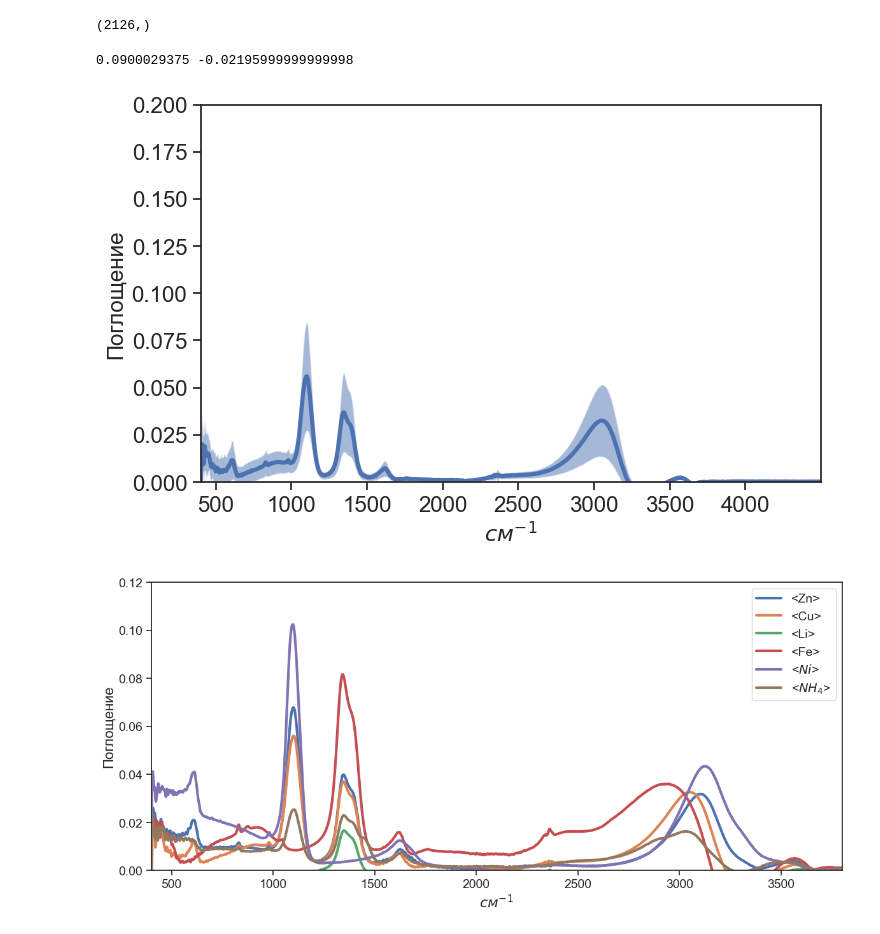
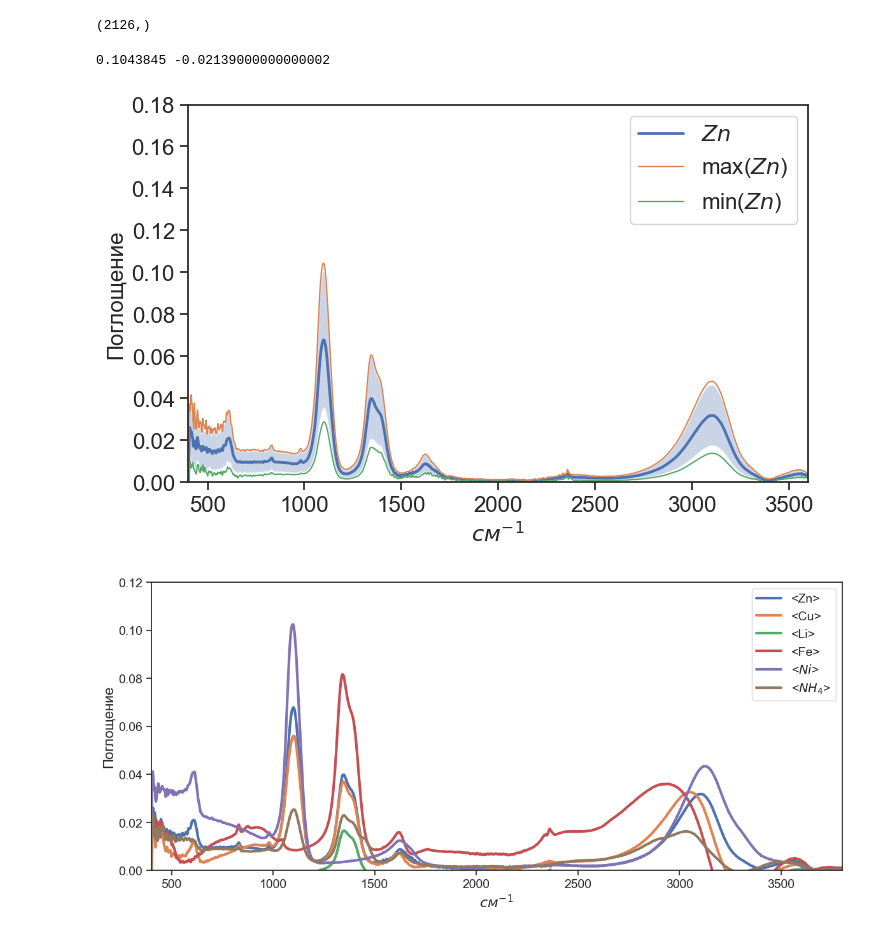
Before and after one commit to oesarmanova/salts_water_2022, a Jupyter notebook: exploratory_data_analysis.ipynb, the cells around one changed output. Saved outputs shown, nothing was run; the diff lists cells and outputs as text; code cells hidden in the pictures.

Commit message:
add IR images

```diff
--- a/exploratory_data_analysis.ipynb
+++ b/exploratory_data_analysis.ipynb
@@ -67,36 +67,40 @@ x.shape
 # %% [output]
 (2126,)
 # %%
-cations = (outputs['Zn'] == 0) & \
-            (outputs['Cu'] != 0) & \
+cations = (outputs['Zn'] != 0) & \
+            (outputs['Cu'] == 0) & \
             (outputs['Li'] == 0) & \
             (outputs['Fe'] == 0) & \
             (outputs['Ni'] == 0) & \
             (outputs['NH4'] == 0)
 
 
 y = df[cations] - baseline.mean().values
 mean = y.mean(); std = y.std()
 y1 = mean - std; y2 = mean + std
 print(y.max().max(), y.min().min())
 
+num = 'Zn'
 plt.figure(figsize=(8, 5), dpi=100)
-plt.plot(x, mean, linewidth=3)
-plt.fill_between(x, y1, y2, alpha=0.5)
+plt.plot(x, mean, linewidth=2, label=f'${num}$')
+plt.fill_between(x, y1, y2, alpha=0.3)
+plt.plot(x, y.max(), linewidth=1, label=f'max(${num}$)')
+plt.plot(x, y.min(), linewidth=1, label=f'min(${num}$)')
 
-plt.ylim([0., 0.2])
-plt.xlim([x[-1], x[0]])
+plt.ylim([0., 0.18])
+plt.xlim([x[-1], 3600])
 #plt.legend(fontsize=14)
 plt.yticks(fontsize=16)
 plt.xticks(fontsize=16)
 plt.xlabel('$см^{-1}$', fontsize=16)
 plt.ylabel('Поглощение', fontsize=16)
+plt.legend(fontsize=16)
 
-plt.savefig('images/ir/Сг-baseline.jpeg', dpi=100, format='jpeg')
+plt.savefig(f'images/ir/{num}-baseline-mm.jpeg', dpi=100, format='jpeg')
 plt.show()
 # %% [output]
-0.0900029375 -0.02195999999999998
+0.1043845 -0.02139000000000002
-[figure, old version]
+[figure, new version]
 # %%
 plt.figure(figsize=(14, 6), dpi=100)
 
```
Also changed, not shown: 13 other files.
